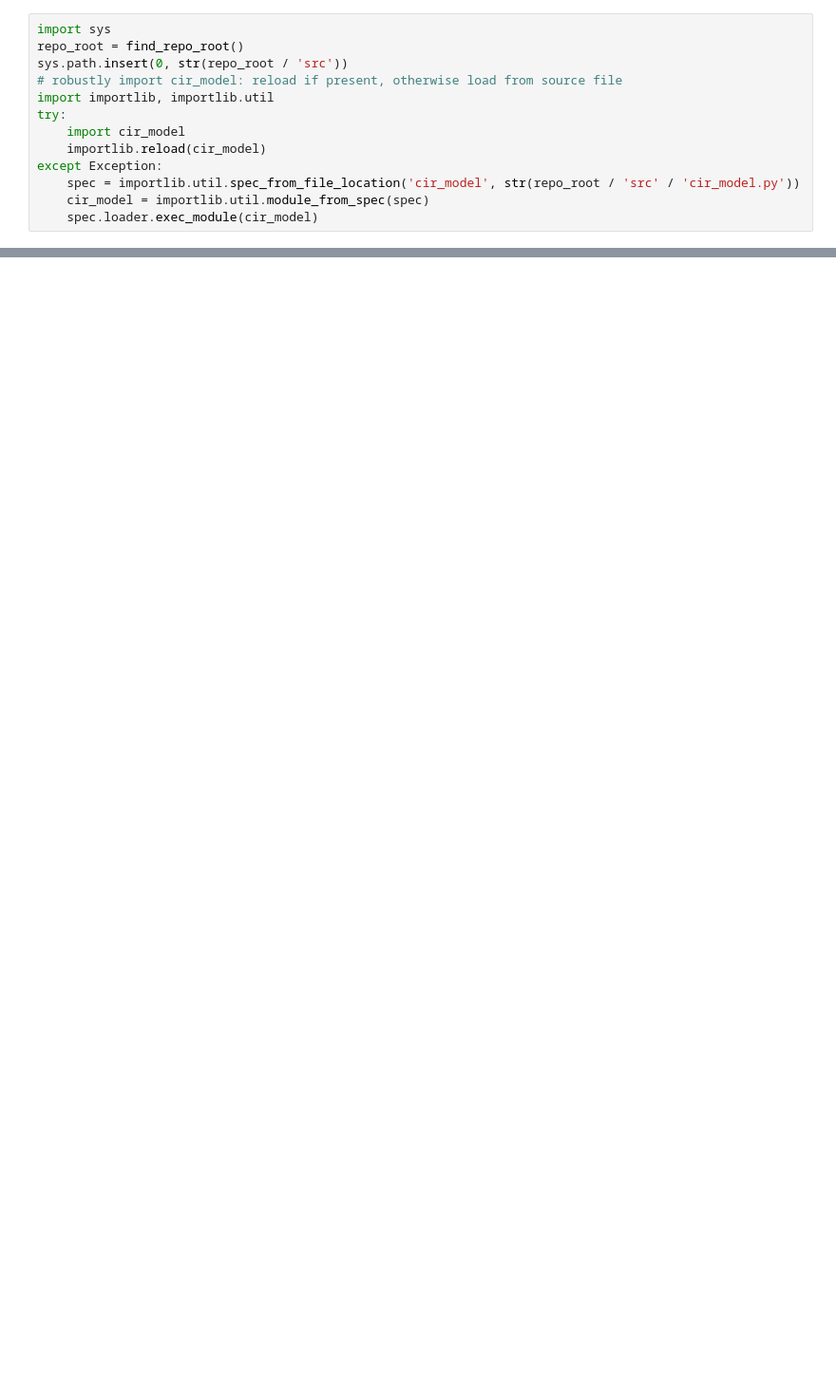
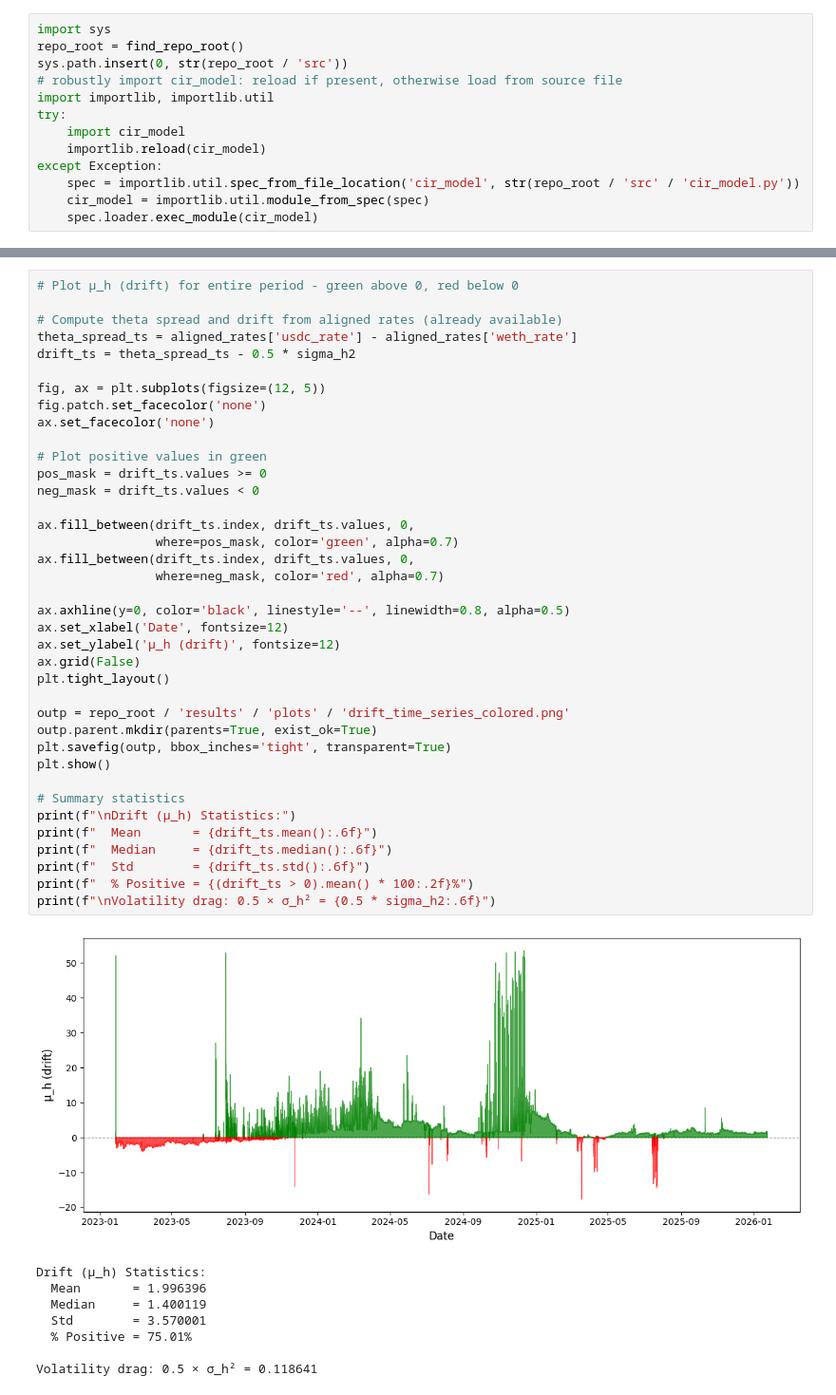
Before and after one commit to francisliu2/Defi_interestRate, a Jupyter notebook: src/stablecoin_short_demo_int_rate.ipynb, the cells around one changed output, grey strips where cells are left out. Shown at 95% size. Cells and saved outputs as stored; diff of their text form; blank space fills up the shorter version.

```diff
--- a/src/stablecoin_short_demo_int_rate.ipynb
+++ b/src/stablecoin_short_demo_int_rate.ipynb
@@ -509,0 +386,47 @@ Dec2021-Feb2022 0.027798   0.027474   0.000324   -0.336250
+# %%
+# Plot μ_h (drift) for entire period - green above 0, red below 0
+
+# Compute theta spread and drift from aligned rates (already available)
+theta_spread_ts = aligned_rates['usdc_rate'] - aligned_rates['weth_rate']
+drift_ts = theta_spread_ts - 0.5 * sigma_h2
+
+fig, ax = plt.subplots(figsize=(12, 5))
+fig.patch.set_facecolor('none')
+ax.set_facecolor('none')
+
+# Plot positive values in green
+pos_mask = drift_ts.values >= 0
+neg_mask = drift_ts.values < 0
+
+ax.fill_between(drift_ts.index, drift_ts.values, 0,
+                where=pos_mask, color='green', alpha=0.7)
+ax.fill_between(drift_ts.index, drift_ts.values, 0,
+                where=neg_mask, color='red', alpha=0.7)
+
+ax.axhline(y=0, color='black', linestyle='--', linewidth=0.8, alpha=0.5)
+ax.set_xlabel('Date', fontsize=12)
+ax.set_ylabel('μ_h (drift)', fontsize=12)
+ax.grid(False)
+plt.tight_layout()
+
+outp = repo_root / 'results' / 'plots' / 'drift_time_series_colored.png'
+outp.parent.mkdir(parents=True, exist_ok=True)
+plt.savefig(outp, bbox_inches='tight', transparent=True)
+plt.show()
+
+# Summary statistics
+print(f"\nDrift (μ_h) Statistics:")
+print(f"  Mean       = {drift_ts.mean():.6f}")
+print(f"  Median     = {drift_ts.median():.6f}")
+print(f"  Std        = {drift_ts.std():.6f}")
+print(f"  % Positive = {(drift_ts > 0).mean() * 100:.2f}%")
+print(f"\nVolatility drag: 0.5 × σ_h² = {0.5 * sigma_h2:.6f}")
+# %% [output]
+[figure, added]
+Drift (μ_h) Statistics:
+  Mean       = 1.996396
+  Median     = 1.400119
+  Std        = 3.570001
+  % Positive = 75.01%
+
+Volatility drag: 0.5 × σ_h² = 0.118641
```
Also changed, not shown: parts of 9 cells of this notebook, 28 other files.
